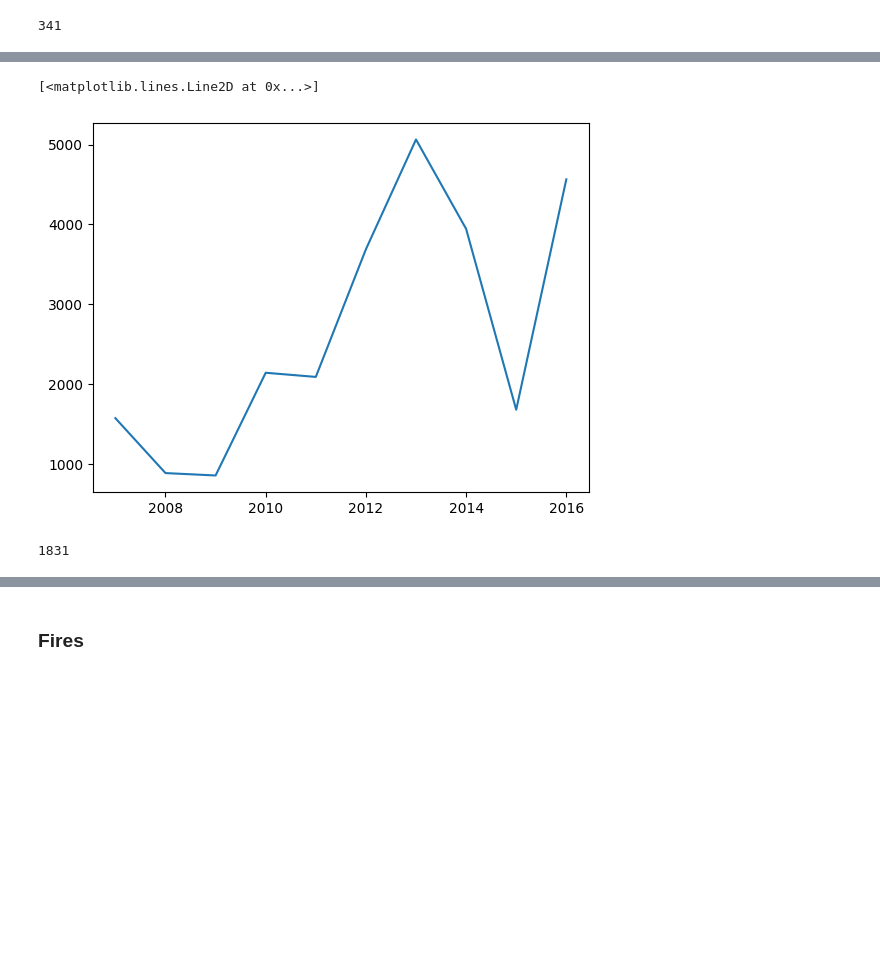
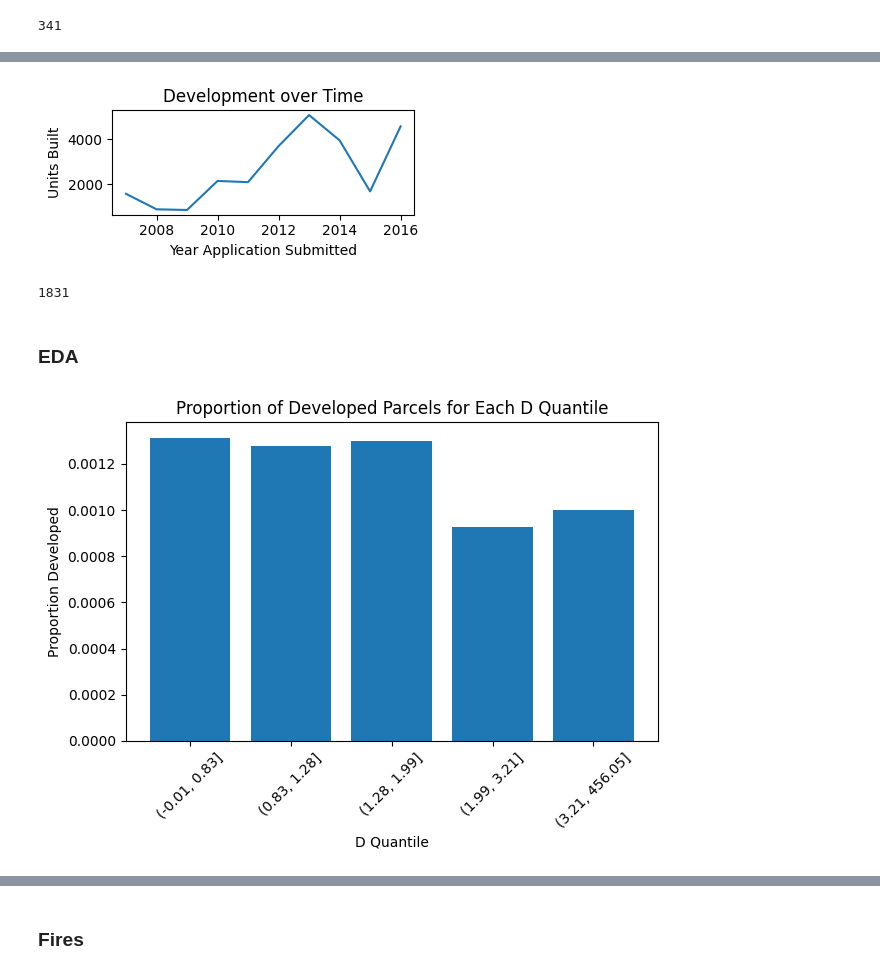
Before and after one commit to sdamerdji/dissertation, a Jupyter notebook: iv/fires iv.ipynb, the cells around one changed output, grey strips where cells are left out. Saved outputs shown, nothing was run; the diff lists cells and outputs as text; code cells hidden in the pictures; blank space fills up the shorter version.

```diff
--- a/iv/fires iv.ipynb
+++ b/iv/fires iv.ipynb
@@ -106,13 +66,20 @@ result.shape
 # %%
 result = result.drop(columns='index_right')
 # %%
+plt.figure(figsize=(4, 2))
 plt.plot(result.groupby('year').agg({'Net_Units_Completed': 'sum'}))
+plt.ylabel('Units Built')
+plt.xlabel('Year Application Submitted')
+plt.title('Development over Time')
+plt.tight_layout()
+plt.savefig('./development_over_time.png')
 # %% [output]
-[<matplotlib.lines.Line2D at 0x...>]
-[figure, old version]
+[figure, new version]
 # %%
 result.Developed = result.permit_number.notna()
 # %%
 result.Developed.sum()
 # %% [output]
 1831
+# %% [markdown]
+### EDA
@@ -118,0 +90,17 @@ result.Developed.sum()
+# %%
+plot_data = result[['r/c', 'Developed']].copy()
+plot_data = plot_data[plot_data['r/c'].notna()]
+plot_data['r/c'] = pd.qcut(plot_data['r/c'], q=5, precision=2).astype(str)
+
+# Calculate proportion of developed parcels
+grouped = plot_data.groupby('r/c')['Developed'].mean().reset_index()
+# Plotting
+plt.bar(grouped['r/c'], grouped['Developed'])
+plt.xlabel('D Quantile')
+plt.ylabel('Proportion Developed')
+plt.title('Proportion of Developed Parcels for Each D Quantile')
+plt.xticks(rotation=45)
+plt.tight_layout()  # Ensures that labels fit within the plot area
+plt.savefig('d_vs_proportion_developed.png')
+# %% [output]
+[figure, added]
```
Also changed, not shown: parts of 28 cells of this notebook, 6 other files.
